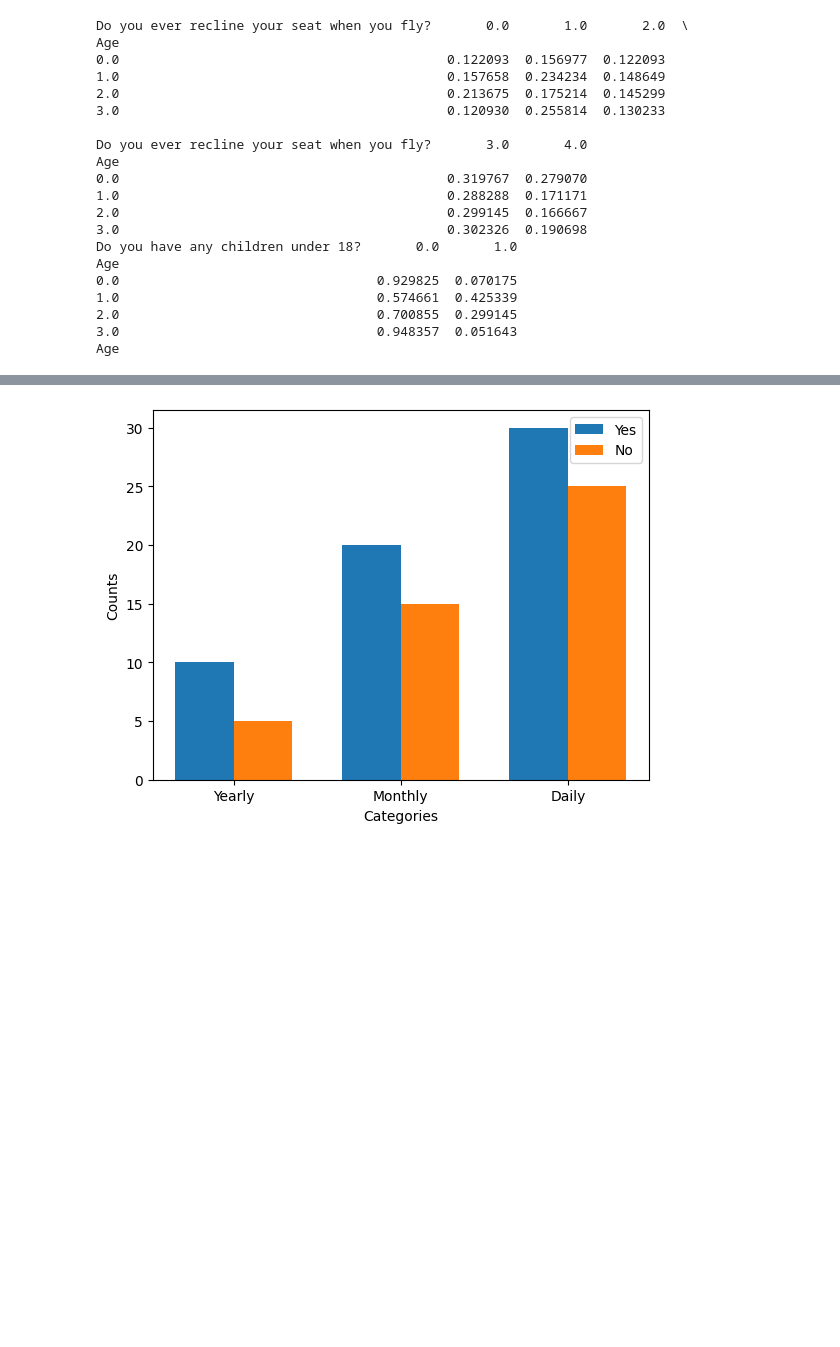
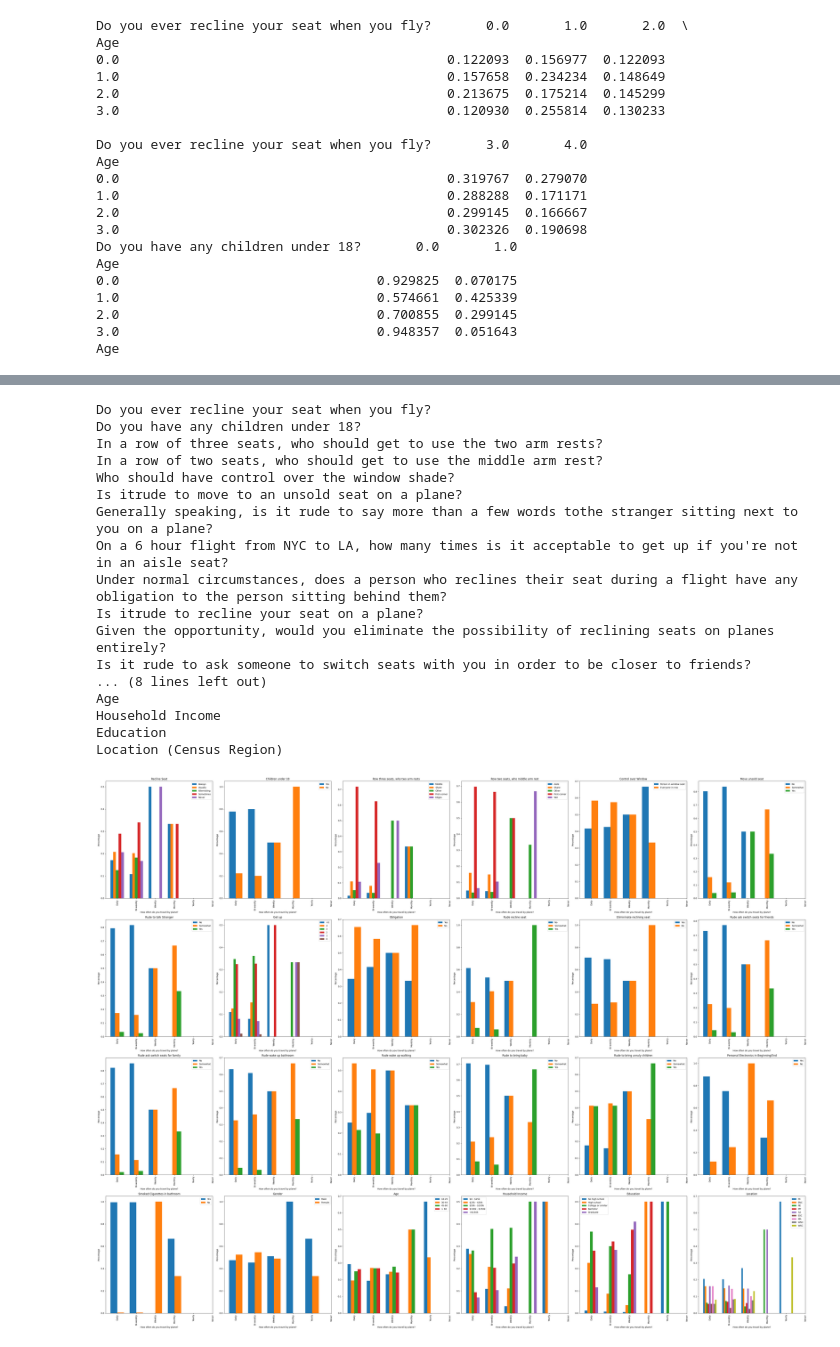
Before and after one commit to mloenker/flying-etiquette-data-lit, a Jupyter notebook: bar_plots.ipynb, the cells around one changed output, grey strips where cells are left out. Saved outputs shown, nothing was run; the diff lists cells and outputs as text; code cells hidden in the pictures; blank space fills up the shorter version.

Commit message:
added new method to get every feature list

```diff
--- a/bar_plots.ipynb
+++ b/bar_plots.ipynb
@@ -158,29 +152,49 @@ import matplotlib.pyplot as plt
-# %%
-import matplotlib.pyplot as plt
-import numpy as np
-
-# Daten für das Beispiel
-categories = ['Yearly', 'Monthly', 'Daily']
-yes_data = [10, 20, 30]  # Beispielwerte für "Yes"
-no_data = [5, 15, 25]    # Beispielwerte für "No"
-
-bar_width = 0.35  # Breite der Balken
-
-# Positionen der Balken für die Kategorien
-bar_positions_yes = np.arange(len(categories))
-bar_positions_no = bar_positions_yes + bar_width
-
-# Erstellen der Balken für "Yes" und "No"
-plt.bar(bar_positions_yes, yes_data, width=bar_width, label='Yes')
-plt.bar(bar_positions_no, no_data, width=bar_width, label='No')
-
-# Achsenbeschriftungen und Legende hinzufügen
-plt.xlabel('Categories')
-plt.ylabel('Counts')
-plt.xticks(bar_positions_yes + bar_width / 2, categories)
-plt.legend()
-
-# Diagramm anzeigen
-plt.show()
-# %% [output]
-[figure, removed]
+# %%
+def many_plots (df, feature, calculate_conditional_probability, ftbs, qs):
+    questions = list(df.columns)[1:]
+    counter = 0
+    fig, ax = plt.subplots(4, 6, figsize=(45,35))
+    ax_flat = ax.flatten()
+    for q in questions:
+        if q == feature:
+            continue
+        if q == 'How tall are you?':
+            continue
+        conditional_prob = calculate_conditional_probability(df, feature, q)
+        ax = ax_flat[counter]
+
+
+        conditional_prob.plot(kind='bar', stacked=False, width=0.7,ax=ax)
+        print(conditional_prob.columns.name)
+        ax.set_title(qs(conditional_prob.columns.name))
+        ax.set_xlabel(conditional_prob.index.name)
+        ax.set_ylabel('Percentage')
+        feature_name = ftbs(conditional_prob.columns.name)
+        q_name = ftbs(conditional_prob.index.name)
+        ax.set_xticks(range(len(q_name)))
+        ax.set_xticklabels(list(q_name.values()))
+        ax.legend(list(feature_name.values()))
+
+        counter+=1
+    plt.tight_layout()  # Adjust layout for better visualization
+    plt.show()
+many_plots(df, 'How often do you travel by plane?', calculate_conditional_probability, ftbs, qs)
+# %% [output]
+Do you ever recline your seat when you fly?
+Do you have any children under 18?
+In a row of three seats, who should get to use the two arm rests?
+In a row of two seats, who should get to use the middle arm rest?
+Who should have control over the window shade?
+Is itrude to move to an unsold seat on a plane?
+Generally speaking, is it rude to say more than a few words tothe stranger sitting next to you on a plane?
+On a 6 hour flight from NYC to LA, how many times is it acceptable to get up if you're not in an aisle seat?
+Under normal circumstances, does a person who reclines their seat during a flight have any obligation to the person sitting behind them?
+Is itrude to recline your seat on a plane?
+Given the opportunity, would you eliminate the possibility of reclining seats on planes entirely?
+Is it rude to ask someone to switch seats with you in order to be closer to friends?
+... (8 lines left out)
+Age
+Household Income
+Education
+Location (Census Region)
+[figure, added]
```
Also changed, not shown: parts of 4 cells of this notebook, 1 other file.
